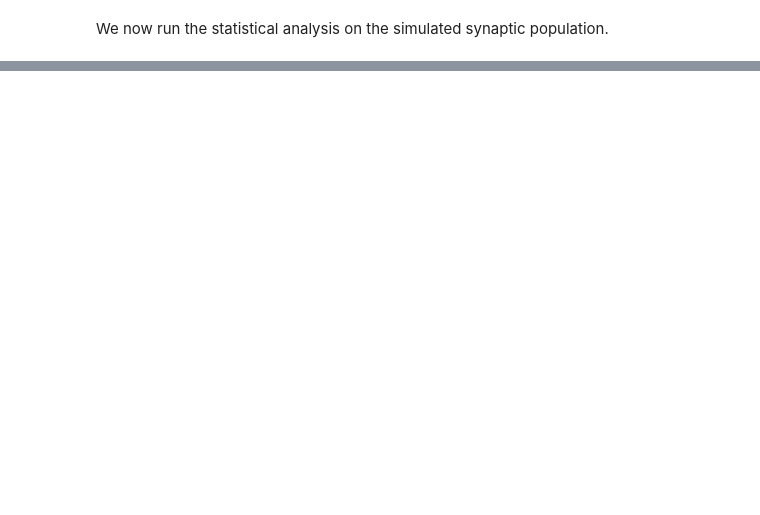
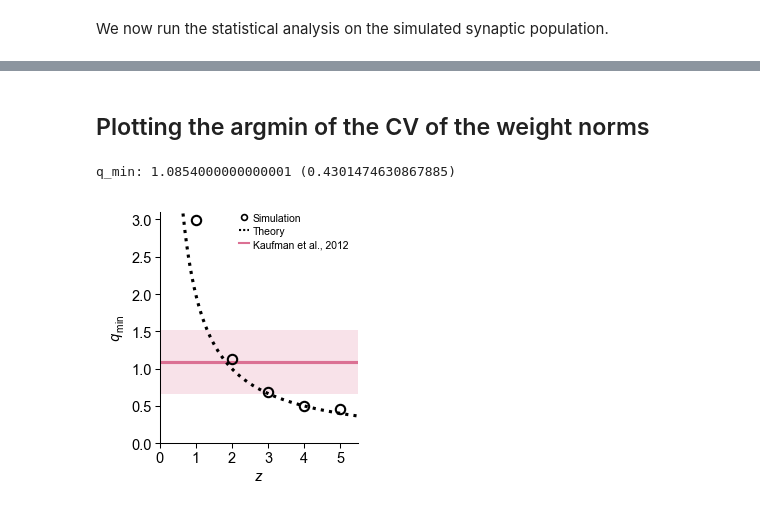
Before and after one commit to geoiat/2f-syn-con, a Jupyter notebook: figure_5-6.ipynb, the cells around one changed output, grey strips where cells are left out. Drawn from its saved outputs; the diff is of its cells as text; code cells hidden in the pictures; blank space fills up the shorter version.

```diff
--- a/figure_5-6.ipynb
+++ b/figure_5-6.ipynb
@@ -110,0 +466,13 @@ Done!
+# %%
+sim_silent = [sim_k00['z1']['cv'], sim_k00['z2']['cv'], sim_k00['z3']['cv'],
+              sim_k00['z4']['cv'], sim_k00['z5']['cv']]
+
+rsquared = np.zeros(5)
+for i_z in range(5):
+    rss = np.sum( (kauf_clean['cv_all'] - sim_silent[i_z][:,1:2])**2 )
+    tss = np.sum( (kauf_clean['cv_all'] - kauf_clean['cv_all'].mean())**2 )
+    rsquared[i_z] = 1 - rss/tss
+
+print('R-squared')
+for i_z in range(5):
+    print(f'z={i_z+1}:', rsquared[i_z])
@@ -110,0 +521,48 @@ Done!
+# %% [markdown]
+## Plotting the argmin of the CV of the weight norms
+# %%
+sim_silent = [sim_k00['z1']['qmin'], sim_k00['z2']['qmin'], sim_k00['z3']['qmin'],
+              sim_k00['z4']['qmin'], sim_k00['z5']['qmin']]
+
+fig = plt.figure(figsize=(4.4*cm, 4.8*cm))
+ax = fig.add_subplot(111)
+ax.spines['top'].set_visible(False)
+ax.spines['right'].set_visible(False)
+
+z_vec = np.arange(0.5, 5.5, 0.01)
+ax.plot(z_vec, 2/z_vec, color='k', ls=':')
+
+for i_z in range(len(sim_silent)):
+    data = sim_silent[i_z]
+    z = i_z+1
+    # c = 'dimgray' if z==2 else 'gainsboro'
+    # ax.axhline(y=2/z, color=c, ls=':')
+    ax.plot([z], data[0], color='k', mfc='none', marker='o', mew=1., markersize=4.5)
+
+ax.axhspan(ymin=kauf_clean['qmin'][0]-kauf_clean['qmin'][1],
+           ymax=kauf_clean['qmin'][0]+kauf_clean['qmin'][1], ec='none', fc=purple1+(1-purple1)*0.8, zorder=-100)
+ax.axhline(y=kauf_clean['qmin'][0], color=purple1, zorder=-99)
+
+line_sim = mlines.Line2D([], [], color='k', linestyle='none', marker='o', markersize=2.8, mfc='none', mew=0.8)
+line_theory = mlines.Line2D([], [], color='k', linestyle=(0,(1.,1)), lw=1)
+line_data = mlines.Line2D([], [], color=purple1, linestyle='-', lw=1)
+
+leg = ax.legend([line_sim, line_theory, line_data], ['Simulation', 'Theory', 'Kaufman et al., 2012'],
+                loc=(0.4, 0.84), fontsize=5., frameon=False, labelspacing=0.3, handletextpad=.3, handlelength=1, borderpad=0, borderaxespad=0.)
+
+ax.set_xticks([0,1,2,3,4,5])
+ax.set_xlim([0.0, 5.5])
+# ax.set_yticks(np.linspace(0.2, 2.2, 6))
+ax.set_ylim([0.0, 3.1])
+
+ax.set_xlabel(r'$\mathit{z}$')
+ax.set_ylabel(r'$\mathit{q}_{\,min}$')
+
+fig.show()
+
+print(f'q_min: {kauf_clean['qmin'][0]} ({kauf_clean['qmin'][1]})')
+
+#fig.savefig('./fig4_qmin_REVISED-DENSE.pdf', dpi=300, bbox_inches='tight', pad_inches=0.02*cm)
+# %% [output]
+q_min: 1.0854000000000001 (0.4301474630867885)
+[figure, added]
```
Also changed, not shown: parts of 24 cells of this notebook.
